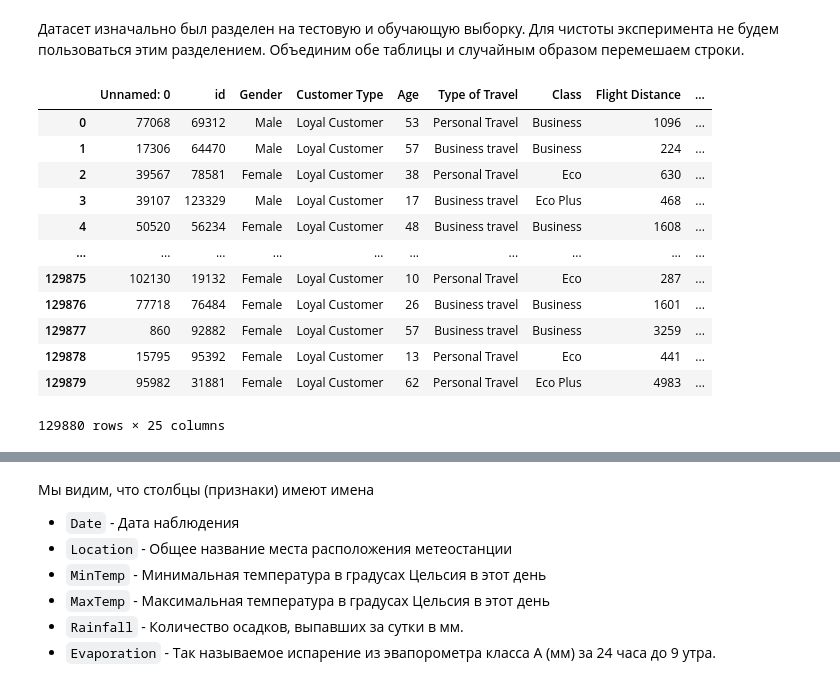
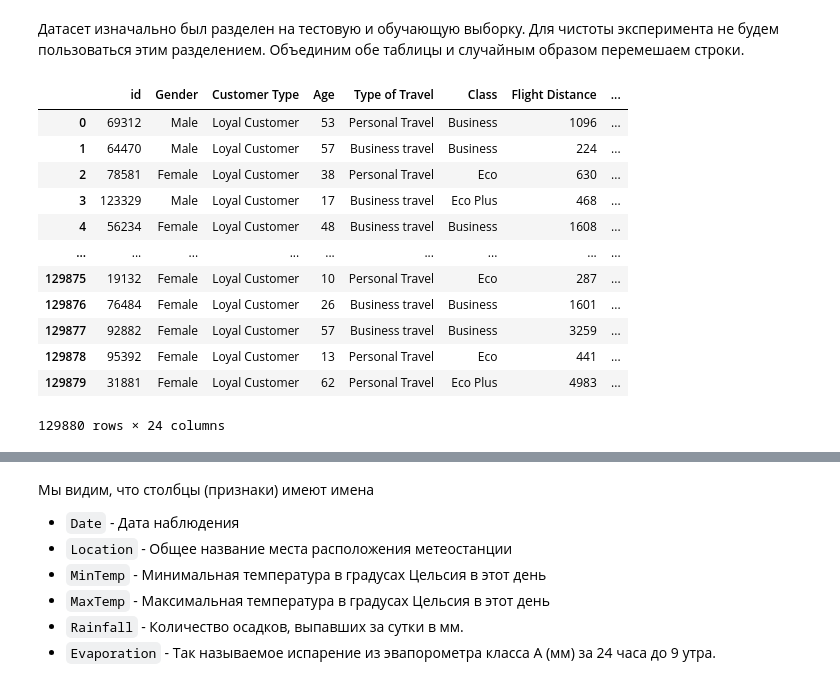
Before and after one commit to stasyurin/machine_learning_2022, a Jupyter notebook: Classification-task/notebook.ipynb, the cells around one changed output, grey strips where cells are left out. Drawn from its saved outputs; the diff is of its cells as text; code cells hidden in the pictures.

Commit message:
data.columns

```diff
--- a/Classification-task/notebook.ipynb
+++ b/Classification-task/notebook.ipynb
@@ -17,19 +17,20 @@ import sklearn                  # Алгоритмы машинного обуч
 # %%
 data_test = pd.read_csv("./datasets/test.csv")
 data_train = pd.read_csv("./datasets/train.csv")
 data = pd.concat([data_test, data_train])
+del data['Unnamed: 0']
 data.sample(frac=1, random_state = 42).reset_index(drop=True) # перемешиваем
 # %% [output]
-|  | Unnamed: 0 | id | Gender | Customer Type | Age | Type of Travel | Class | Flight Distance | ... |
-| 0 | 77068 | 69312 | Male | Loyal Customer | 53 | Personal Travel | Business | 1096 | ... |
-| 1 | 17306 | 64470 | Male | Loyal Customer | 57 | Business travel | Business | 224 | ... |
-| 2 | 39567 | 78581 | Female | Loyal Customer | 38 | Personal Travel | Eco | 630 | ... |
-| 3 | 39107 | 123329 | Male | Loyal Customer | 17 | Business travel | Eco Plus | 468 | ... |
-| 4 | 50520 | 56234 | Female | Loyal Customer | 48 | Business travel | Business | 1608 | ... |
-| ... | ... | ... | ... | ... | ... | ... | ... | ... | ... |
-| 129875 | 102130 | 19132 | Female | Loyal Customer | 10 | Personal Travel | Eco | 287 | ... |
-| 129876 | 77718 | 76484 | Female | Loyal Customer | 26 | Business travel | Business | 1601 | ... |
-| 129877 | 860 | 92882 | Female | Loyal Customer | 57 | Business travel | Business | 3259 | ... |
-| 129878 | 15795 | 95392 | Female | Loyal Customer | 13 | Personal Travel | Eco | 441 | ... |
-| 129879 | 95982 | 31881 | Female | Loyal Customer | 62 | Personal Travel | Eco Plus | 4983 | ... |
+|  | id | Gender | Customer Type | Age | Type of Travel | Class | Flight Distance | ... |
+| 0 | 69312 | Male | Loyal Customer | 53 | Personal Travel | Business | 1096 | ... |
+| 1 | 64470 | Male | Loyal Customer | 57 | Business travel | Business | 224 | ... |
+| 2 | 78581 | Female | Loyal Customer | 38 | Personal Travel | Eco | 630 | ... |
+| 3 | 123329 | Male | Loyal Customer | 17 | Business travel | Eco Plus | 468 | ... |
+| 4 | 56234 | Female | Loyal Customer | 48 | Business travel | Business | 1608 | ... |
+| ... | ... | ... | ... | ... | ... | ... | ... | ... |
+| 129875 | 19132 | Female | Loyal Customer | 10 | Personal Travel | Eco | 287 | ... |
+| 129876 | 76484 | Female | Loyal Customer | 26 | Business travel | Business | 1601 | ... |
+| 129877 | 92882 | Female | Loyal Customer | 57 | Business travel | Business | 3259 | ... |
+| 129878 | 95392 | Female | Loyal Customer | 13 | Personal Travel | Eco | 441 | ... |
+| 129879 | 31881 | Female | Loyal Customer | 62 | Personal Travel | Eco Plus | 4983 | ... |
-129880 rows × 25 columns
+129880 rows × 24 columns
```
Also changed, not shown: parts of 1 cell of this notebook.
